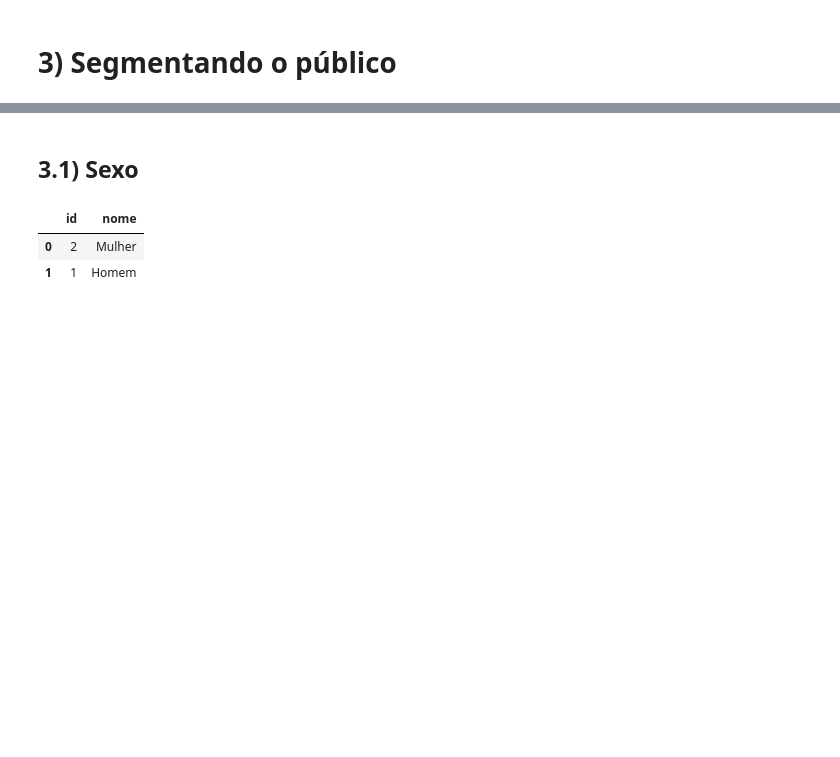
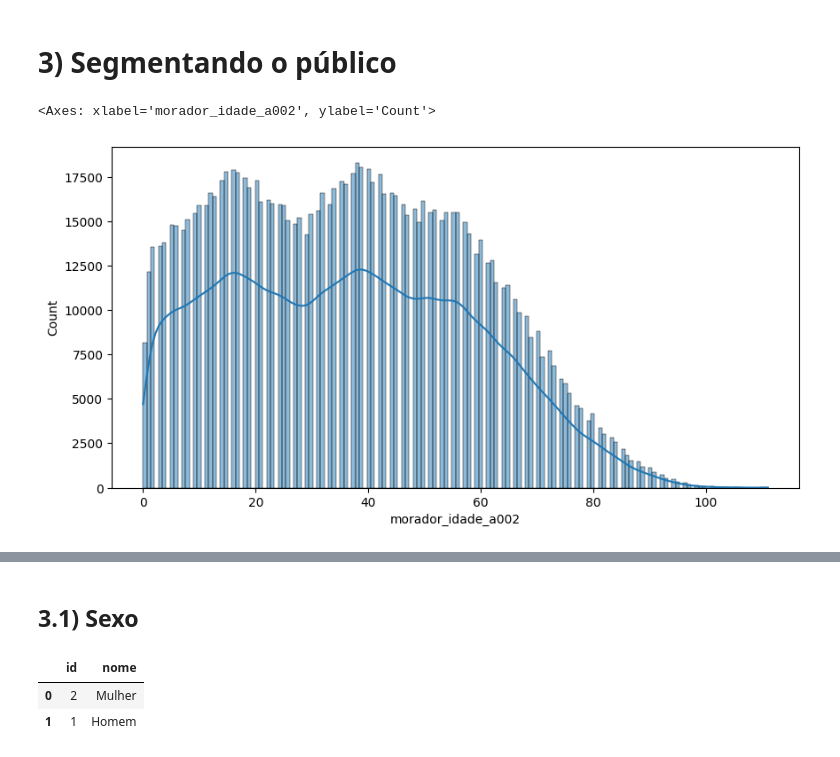
Before and after one commit to dhachcar/postech-tech-challenge-3, a Jupyter notebook: Tech_Challenge_3_Análises_para_o_Streamlit.ipynb, the cells around one changed output, grey strips where cells are left out. Drawn from its saved outputs; the diff is of its cells as text; code cells hidden in the pictures; blank space fills up the shorter version.

```diff
--- a/Tech_Challenge_3_Análises_para_o_Streamlit.ipynb
+++ b/Tech_Challenge_3_Análises_para_o_Streamlit.ipynb
@@ -235,3 +236,8 @@ df_pnad_spark.show(5)
 only showing top 5 rows
 # %% [markdown]
 # 3) Segmentando o público
+# %%
+sns.histplot(data=df_pnad, x='morador_idade_a002', kde=True)
+# %% [output]
+<Axes: xlabel='morador_idade_a002', ylabel='Count'>
+[figure, added]
```
Also changed, not shown: parts of 38 cells of this notebook.
